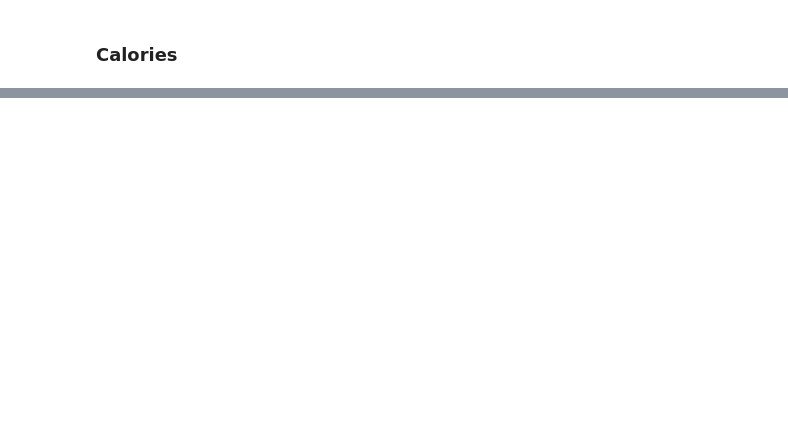
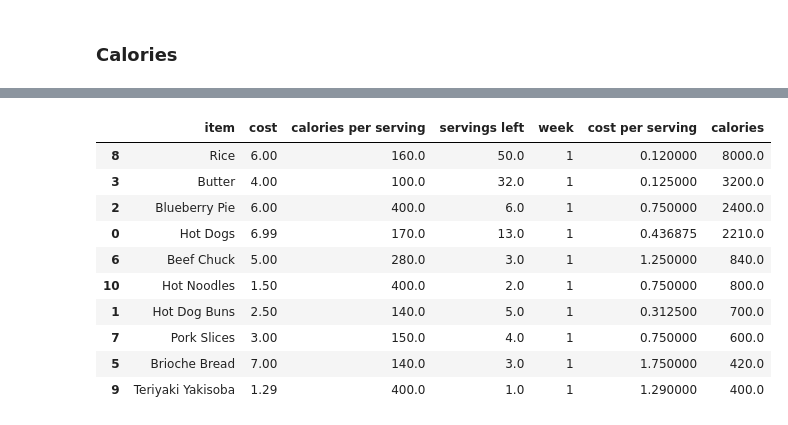
Before and after one commit to alzox/yummy, a Jupyter notebook: food notebook.ipynb, the cells around one changed output, grey strips where cells are left out. Drawn from its saved outputs; the diff is of its cells as text; code cells hidden in the pictures; blank space fills up the shorter version.

```diff
--- a/food notebook.ipynb
+++ b/food notebook.ipynb
@@ -54,4 +56,18 @@ food.groupby(' week')['calories'].sum().head(5)
 Name: calories, dtype: float64
+# %%
+food.sort_values(by = 'calories', ascending=False).head(10)
+# %% [output]
+|  | item | cost | calories per serving | servings left | week | cost per serving | calories |
+| 8 | Rice | 6.00 | 160.0 | 50.0 | 1 | 0.120000 | 8000.0 |
+| 3 | Butter | 4.00 | 100.0 | 32.0 | 1 | 0.125000 | 3200.0 |
+| 2 | Blueberry Pie | 6.00 | 400.0 | 6.0 | 1 | 0.750000 | 2400.0 |
+| 0 | Hot Dogs | 6.99 | 170.0 | 13.0 | 1 | 0.436875 | 2210.0 |
+| 6 | Beef Chuck | 5.00 | 280.0 | 3.0 | 1 | 1.250000 | 840.0 |
+| 10 | Hot Noodles | 1.50 | 400.0 | 2.0 | 1 | 0.750000 | 800.0 |
+| 1 | Hot Dog Buns | 2.50 | 140.0 | 5.0 | 1 | 0.312500 | 700.0 |
+| 7 | Pork Slices | 3.00 | 150.0 | 4.0 | 1 | 0.750000 | 600.0 |
+| 5 | Brioche Bread | 7.00 | 140.0 | 3.0 | 1 | 1.750000 | 420.0 |
+| 9 | Teriyaki Yakisoba | 1.29 | 400.0 | 1.0 | 1 | 1.290000 | 400.0 |
 # %%
 consumption = pd.read_csv('consumption.csv')
 consumption.head(5)
```
Also changed, not shown: parts of 5 cells of this notebook, 4 other files.
